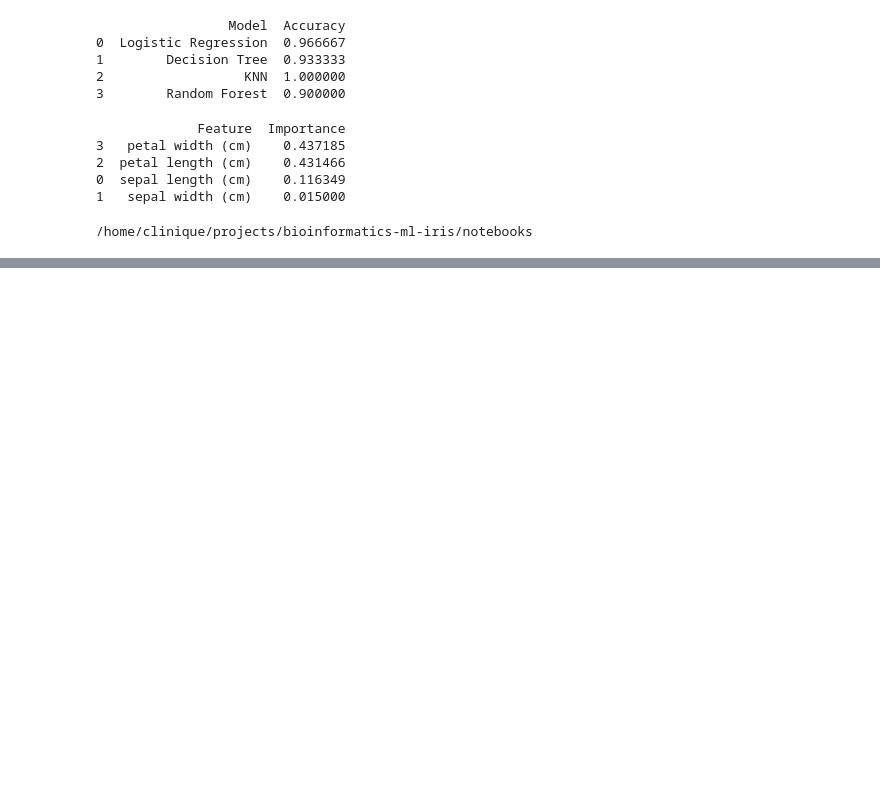
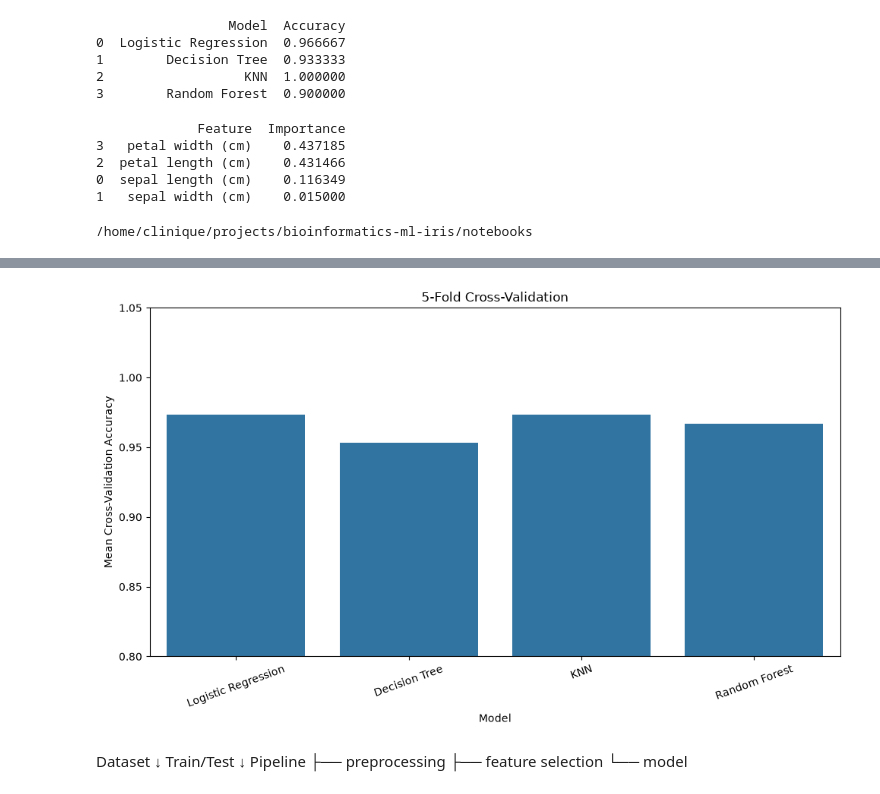
Before and after one commit to Maha-bio/bioinformatics-ml-iris, a Jupyter notebook: notebooks/02_model_comparison.ipynb, the cells around one changed output, grey strips where cells are left out. Drawn from its saved outputs; the diff is of its cells as text; code cells hidden in the pictures; blank space fills up the shorter version.

Commit message:
Add 5-fold cross-validation

```diff
--- a/notebooks/02_model_comparison.ipynb
+++ b/notebooks/02_model_comparison.ipynb
@@ -301,0 +373,29 @@ print(os.getcwd())
+# %%
+plt.figure(figsize=(10, 6))
+
+sns.barplot(
+    data=cv_df,
+    x="Model",
+    y="Mean Accuracy"
+)
+
+plt.ylim(0.8, 1.05)
+plt.ylabel("Mean Cross-Validation Accuracy")
+plt.xlabel("Model")
+plt.title("5-Fold Cross-Validation")
+
+plt.xticks(rotation=20)
+plt.tight_layout()
+
+plt.show()
+# %% [output]
+[figure, added]
+# %% [markdown]
+Dataset
+   ↓
+Train/Test
+   ↓
+Pipeline
+   ├── preprocessing
+   ├── feature selection
+   └── model
```
Also changed, not shown: parts of 4 cells of this notebook.
